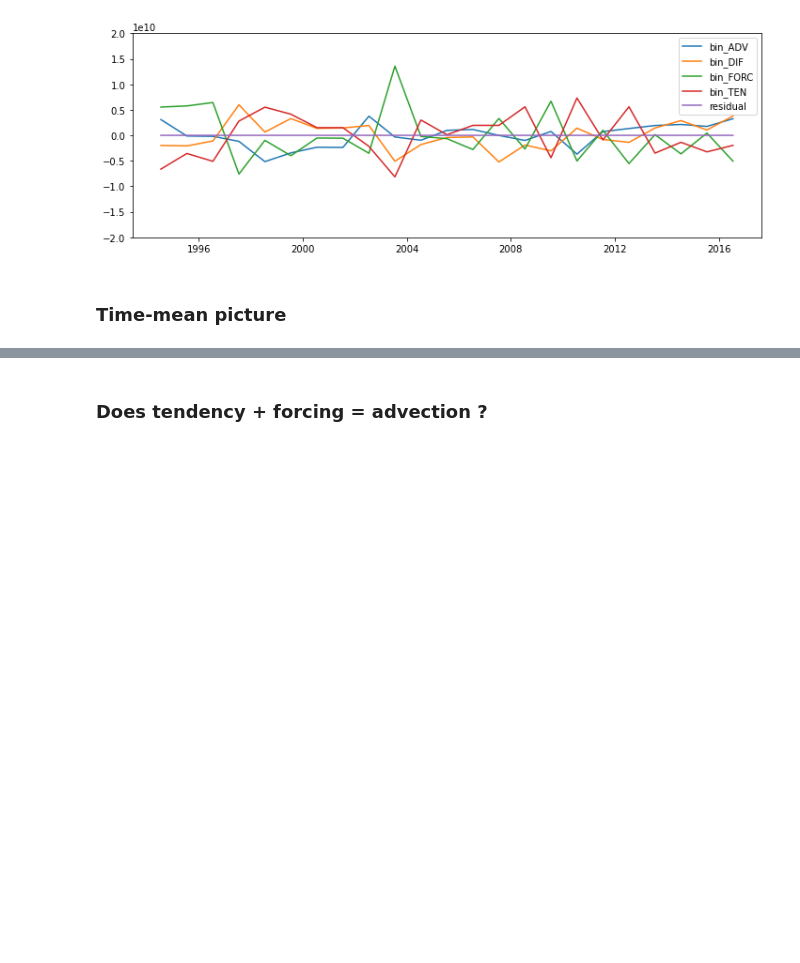
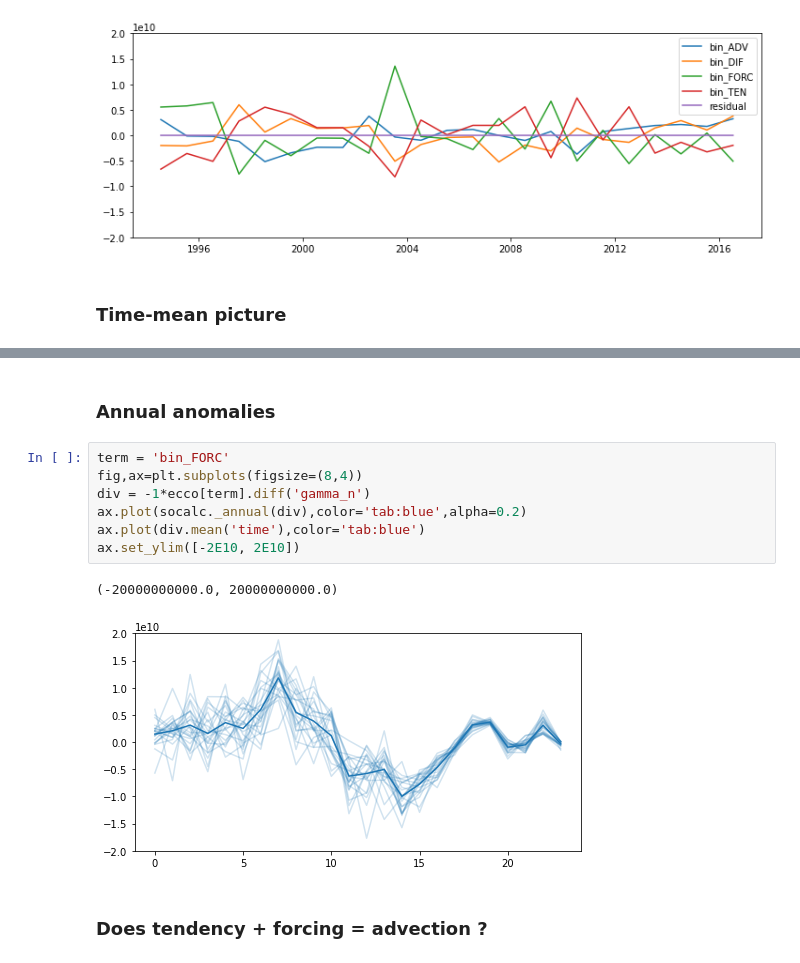
Before and after one commit to gmacgilchrist/so_decadal_variability, a Jupyter notebook: notebooks/draw_ecco.ipynb, the cells around one changed output, grey strips where cells are left out. Saved outputs shown, nothing was run; the diff lists cells and outputs as text; blank space fills up the shorter version.

```diff
--- a/notebooks/draw_ecco.ipynb
+++ b/notebooks/draw_ecco.ipynb
@@ -123,3 +139,15 @@ ax.legend()
+# %% [markdown]
+### Annual anomalies
+# %%
+term = 'bin_FORC'
+fig,ax=plt.subplots(figsize=(8,4))
+div = -1*ecco[term].diff('gamma_n')
+ax.plot(socalc._annual(div),color='tab:blue',alpha=0.2)
+ax.plot(div.mean('time'),color='tab:blue')
+ax.set_ylim([-2E10, 2E10])
+# %% [output]
+(-20000000000.0, 20000000000.0)
+[figure, added]
 # %% [markdown]
 ### Does tendency + forcing = advection ?
 # %%
```
Also changed, not shown: parts of 17 cells of this notebook, 14 other files.
